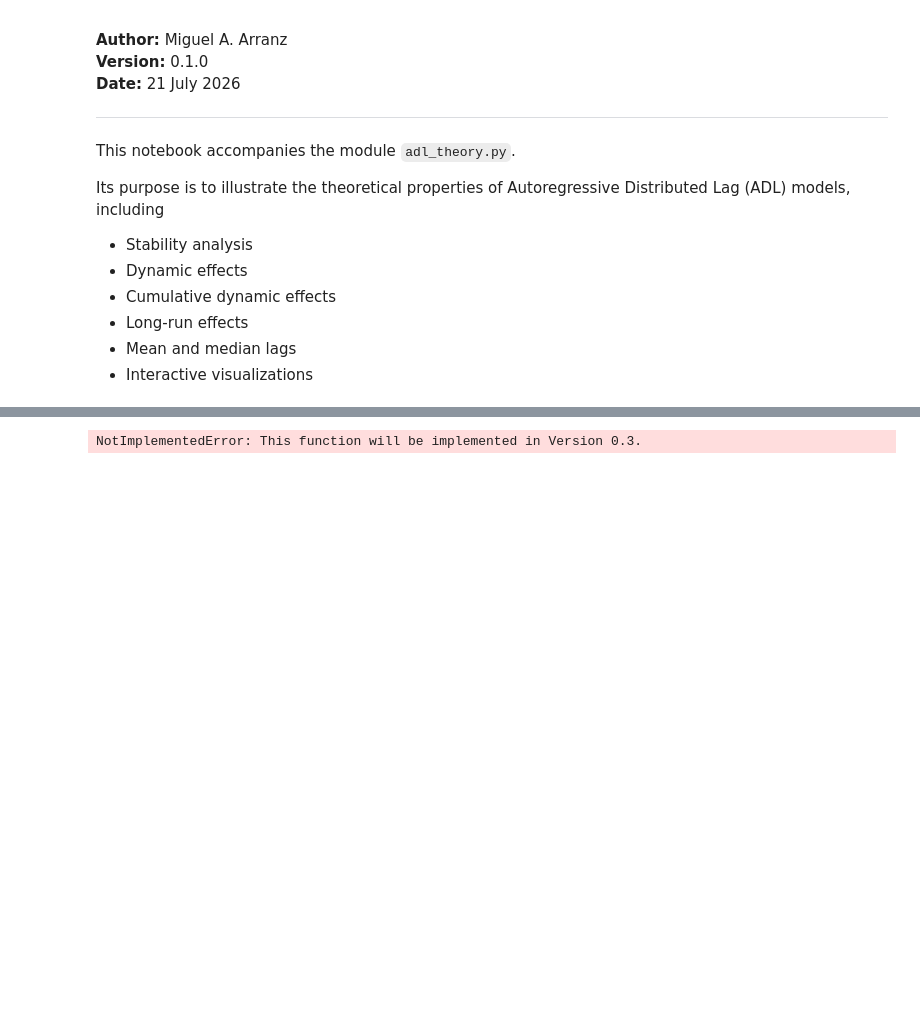
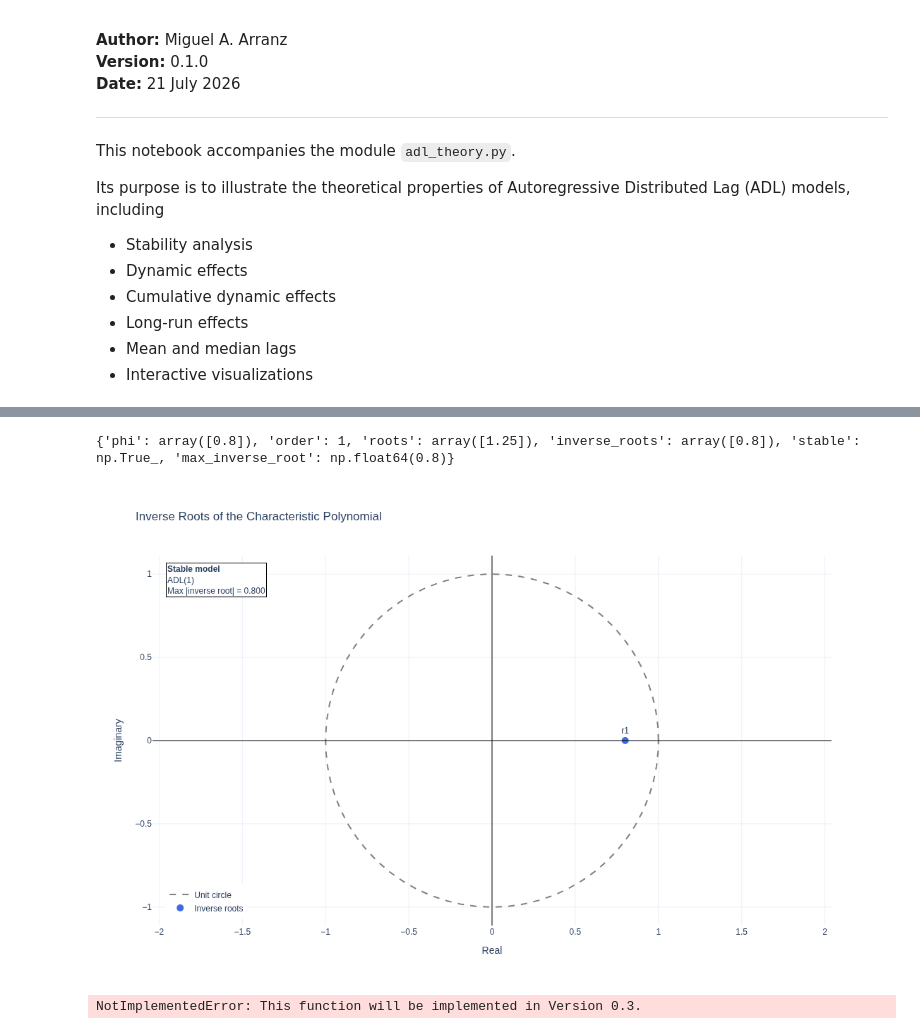
Before and after one commit to maarranz/adl-theory, a Jupyter notebook: ADL_Theory_Demo.ipynb, the cells around one changed output, grey strips where cells are left out. Cells and saved outputs as stored; diff of their text form; code cells hidden in the pictures; blank space fills up the shorter version.

Commit message:
Implement inverse roots plot

```diff
--- a/ADL_Theory_Demo.ipynb
+++ b/ADL_Theory_Demo.ipynb
@@ -42,3 +72,12 @@ stability = adl.adl_stability(phi)
+# %%
+print(stability)
+# %% [output]
+{'phi': array([0.8]), 'order': 1, 'roots': array([1.25]), 'inverse_roots': array([0.8]), 'stable': np.True_, 'max_inverse_root': np.float64(0.8)}
+# %%
+fig = adl.plot_inverse_roots(stability)
+fig.show()
+# %% [output]
+[figure, added]
 # %%
 results = adl.adl_dynamic_effects(phi, beta)
 # %% [output]
```
Also changed, not shown: parts of 14 cells of this notebook, 2 other files.
